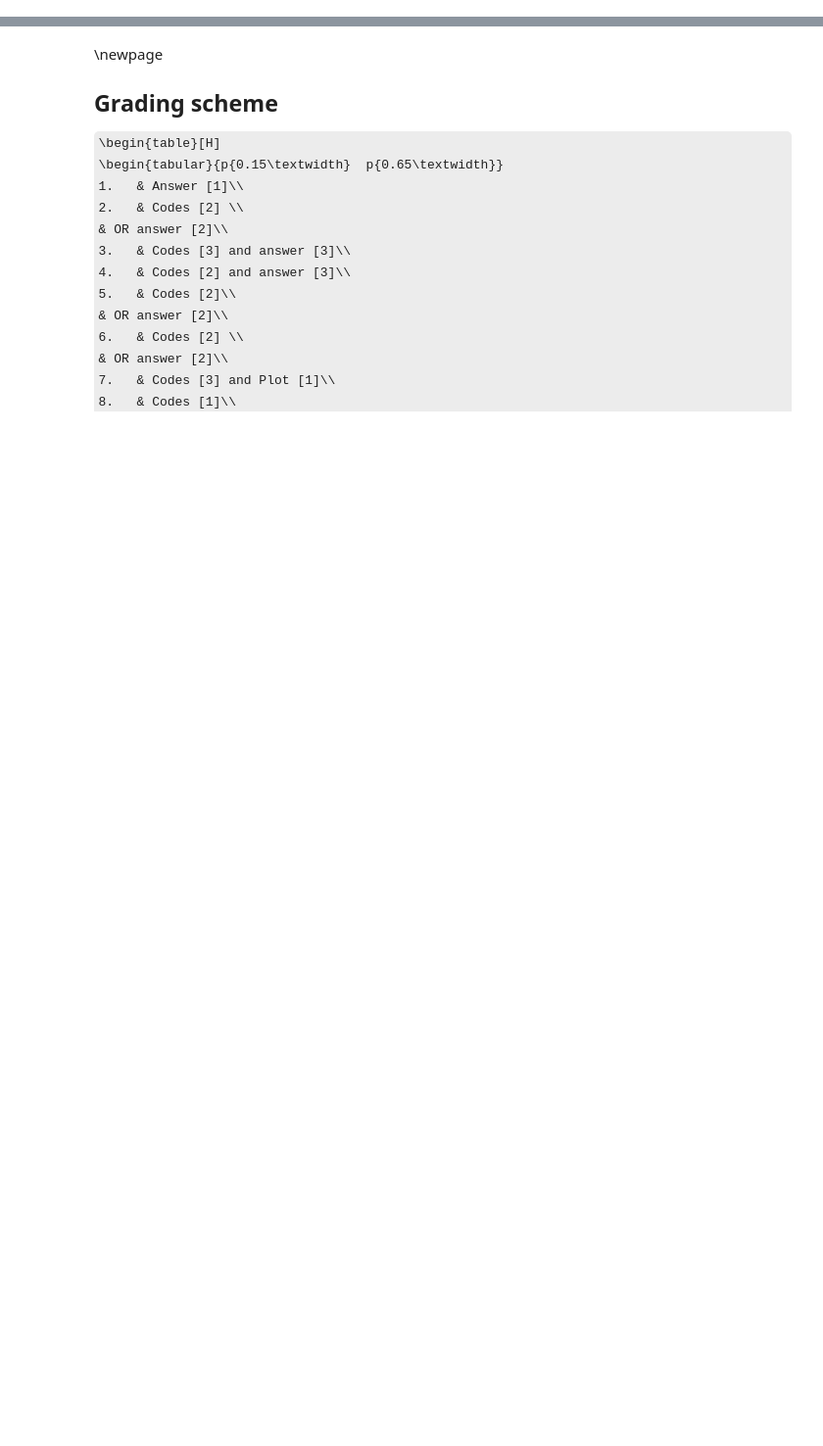
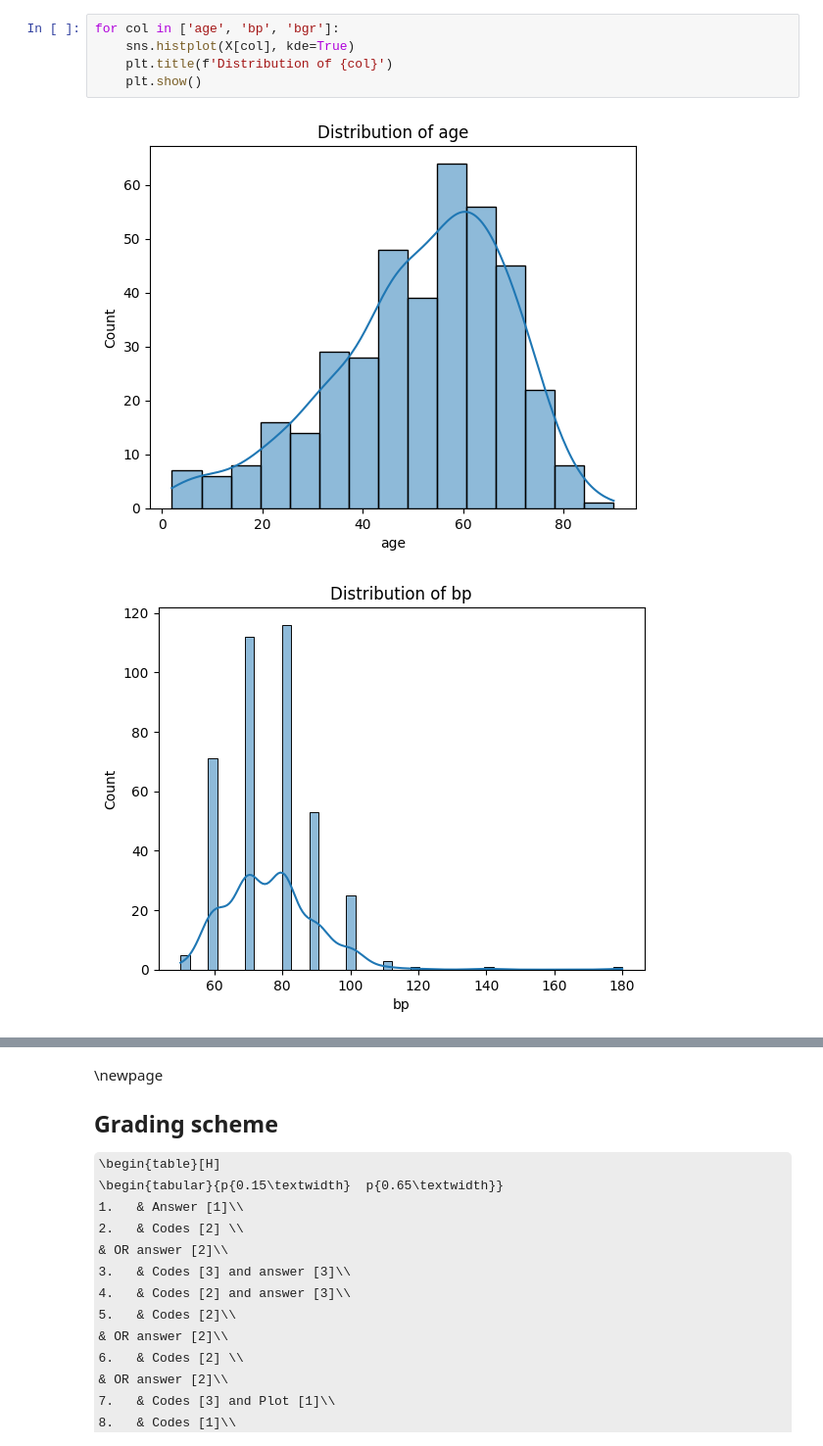
Before and after one commit to lisall8/3DAProject, a Jupyter notebook: assignment6.ipynb, the cells around one changed output, grey strips where cells are left out. Shown at 98% size. Cells and saved outputs as stored; diff of their text form; some formulas as TeX source; blank space fills up the shorter version.

```diff
--- a/assignment6.ipynb
+++ b/assignment6.ipynb
@@ -161,0 +237,8 @@ y
+# %%
+for col in ['age', 'bp', 'bgr']:
+    sns.histplot(X[col], kde=True)
+    plt.title(f'Distribution of {col}')
+    plt.show()
+# %% [output]
+[figure, added]
+[figure, added]
```
Also changed, not shown: parts of 29 cells of this notebook, 6 other files.
